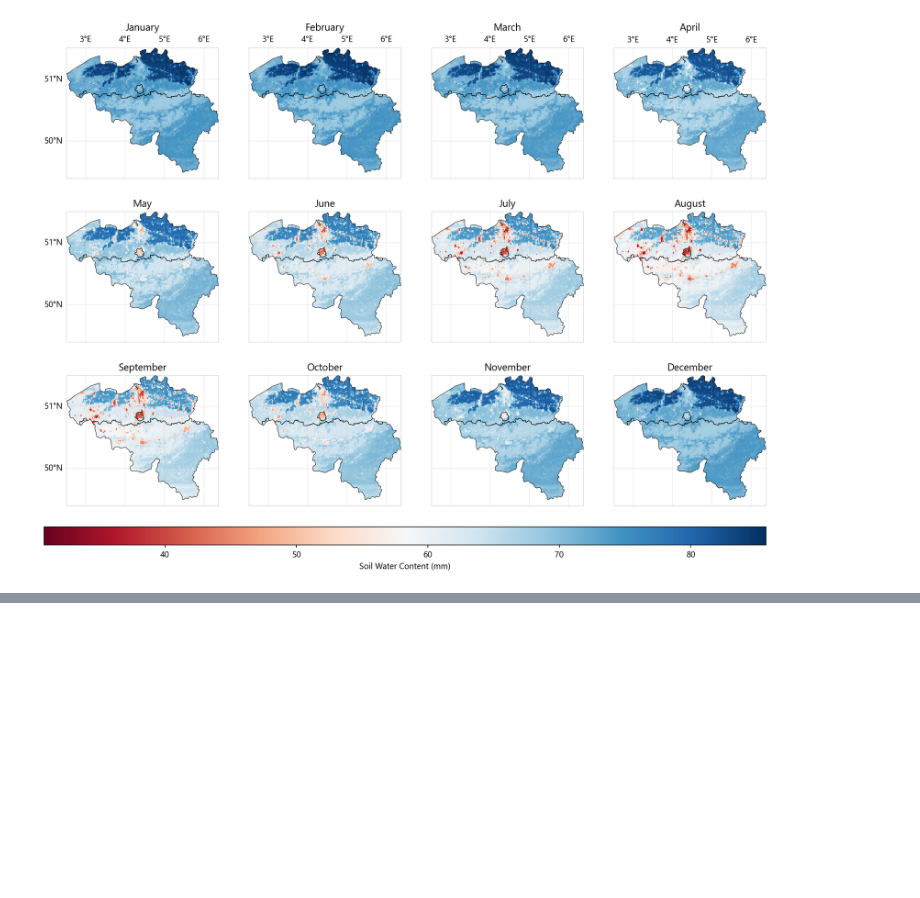
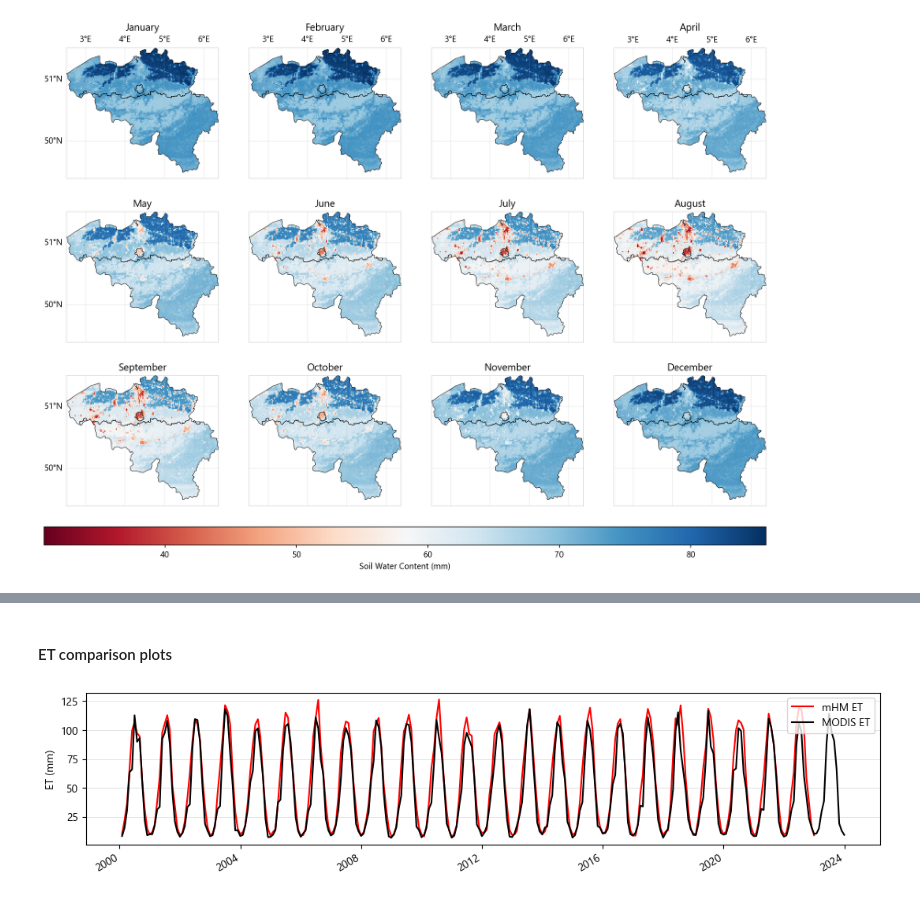
Before and after one commit to klekarkar/mHM_IO_dataprocessing, a Jupyter notebook: model_evaluation.ipynb, the cells around one changed output, grey strips where cells are left out. Drawn from its saved outputs; the diff is of its cells as text; code cells hidden in the pictures; blank space fills up the shorter version.

```diff
--- a/model_evaluation.ipynb
+++ b/model_evaluation.ipynb
@@ -375,0 +414,14 @@ plt.show()
+# %% [markdown]
+#### ET comparison plots
+# %%
+#plot a random point
+fig, ax = plt.subplots(figsize=(13,2.5))
+
+mHM_ET_mon.sel(lat=slice(50.6, 50.2), lon=slice(5, 6)).mean(dim=['lat', 'lon']).plot(ax=ax, label = 'mHM ET', color='r');
+modis_et_monscaled.sel(lat=slice(50.6, 50.2), lon=slice(5, 6)).mean(dim=['lat', 'lon']).plot(ax=ax, label = 'MODIS ET', color='k');
+plt.grid(axis='y', alpha=0.5, lw=0.5)
+plt.ylabel('ET (mm)')
+plt.xlabel('')
+plt.legend(loc='upper right');
+# %% [output]
+[figure, added]
```
Also changed, not shown: parts of 10 cells of this notebook, 4 other files.
